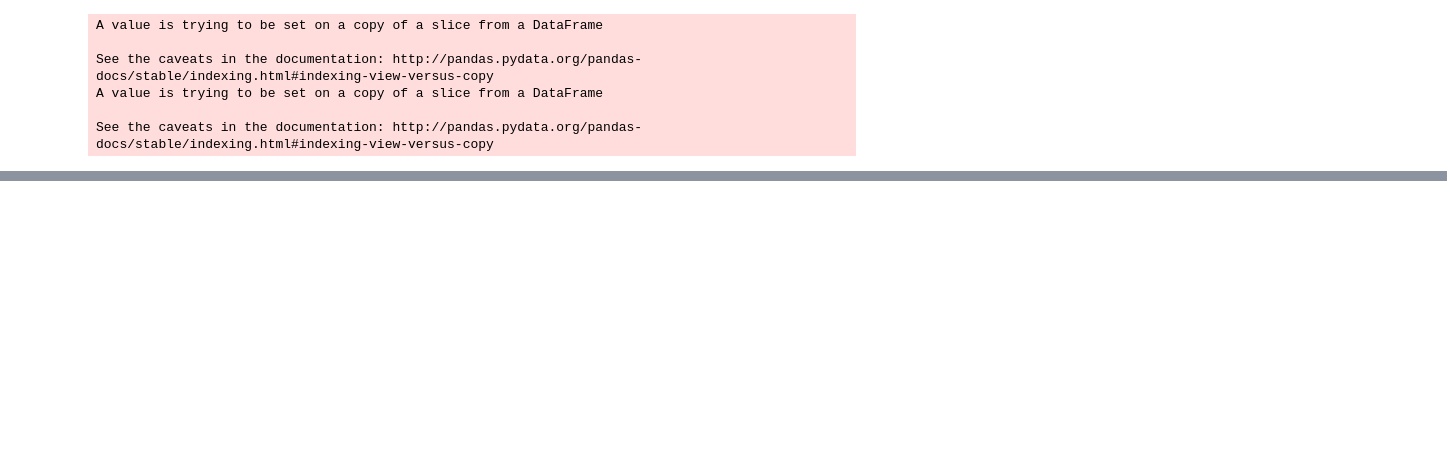
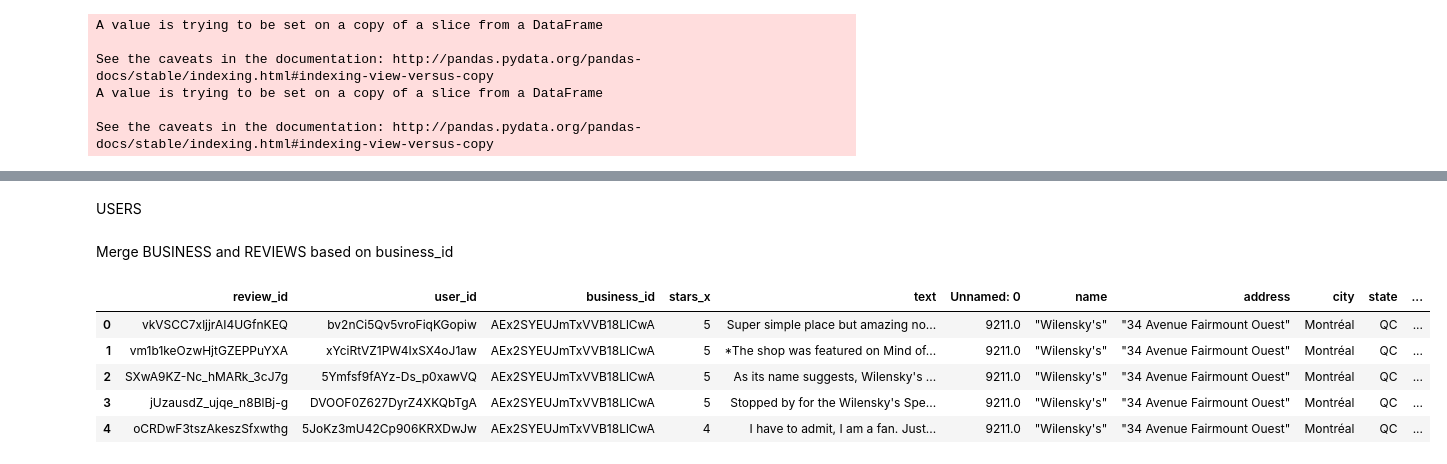
Before and after one commit to akwlee/COGS108_Repo, a Jupyter notebook: data_cleaning.ipynb, the cells around one changed output, grey strips where cells are left out. Cells and saved outputs as stored; diff of their text form; code cells hidden in the pictures; blank space fills up the shorter version.

```diff
--- a/data_cleaning.ipynb
+++ b/data_cleaning.ipynb
@@ -69,3 +72,5 @@ df_tip = df_tip.drop(['date'], axis = 1)
+# %% [markdown]
+USERS
 # %%
 #dropping all the columns we don't need.
 df_users = df_users.drop(['name', 'yelping_since','friends','useful','funny','cool','fans','compliment_hot','compliment_more',
@@ -82,7 +85,16 @@ df_users = df_users[df_users.elite.str.contains("None") == False]
+# %% [markdown]
+Merge BUSINESS and REVIEWS based on business_id
 # %%
 #merge business and reviews on their business_id
 df_review_business = pd.merge(df_review, df_businessFinal, on = "business_id", how='outer')
 
 #drop all rows with NaN
 df_review_business = df_review_business.dropna(axis=0, how='any')
-df_review_business
+df_review_business.head()
+# %% [output]
+|  | review_id | user_id | business_id | stars_x | text | Unnamed: 0 | name | address | city | state | ... |
+| 0 | vkVSCC7xljjrAI4UGfnKEQ | bv2nCi5Qv5vroFiqKGopiw | AEx2SYEUJmTxVVB18LlCwA | 5 | Super simple place but amazing no... | 9211.0 | "Wilensky's" | "34 Avenue Fairmount Ouest" | Montréal | QC | ... |
+| 1 | vm1b1keOzwHjtGZEPPuYXA | xYciRtVZ1PW4IxSX4oJ1aw | AEx2SYEUJmTxVVB18LlCwA | 5 | *The shop was featured on Mind of... | 9211.0 | "Wilensky's" | "34 Avenue Fairmount Ouest" | Montréal | QC | ... |
+| 2 | SXwA9KZ-Nc_hMARk_3cJ7g | 5Ymfsf9fAYz-Ds_p0xawVQ | AEx2SYEUJmTxVVB18LlCwA | 5 | As its name suggests, Wilensky's ... | 9211.0 | "Wilensky's" | "34 Avenue Fairmount Ouest" | Montréal | QC | ... |
+| 3 | jUzausdZ_ujqe_n8BlBj-g | DVOOF0Z627DyrZ4XKQbTgA | AEx2SYEUJmTxVVB18LlCwA | 5 | Stopped by for the Wilensky's Spe... | 9211.0 | "Wilensky's" | "34 Avenue Fairmount Ouest" | Montréal | QC | ... |
+| 4 | oCRDwF3tszAkeszSfxwthg | 5JoKz3mU42Cp906KRXDwJw | AEx2SYEUJmTxVVB18LlCwA | 4 | I have to admit, I am a fan. Just... | 9211.0 | "Wilensky's" | "34 Avenue Fairmount Ouest" | Montréal | QC | ... |
```
Also changed, not shown: parts of 93 cells of this notebook, 4 other files.
